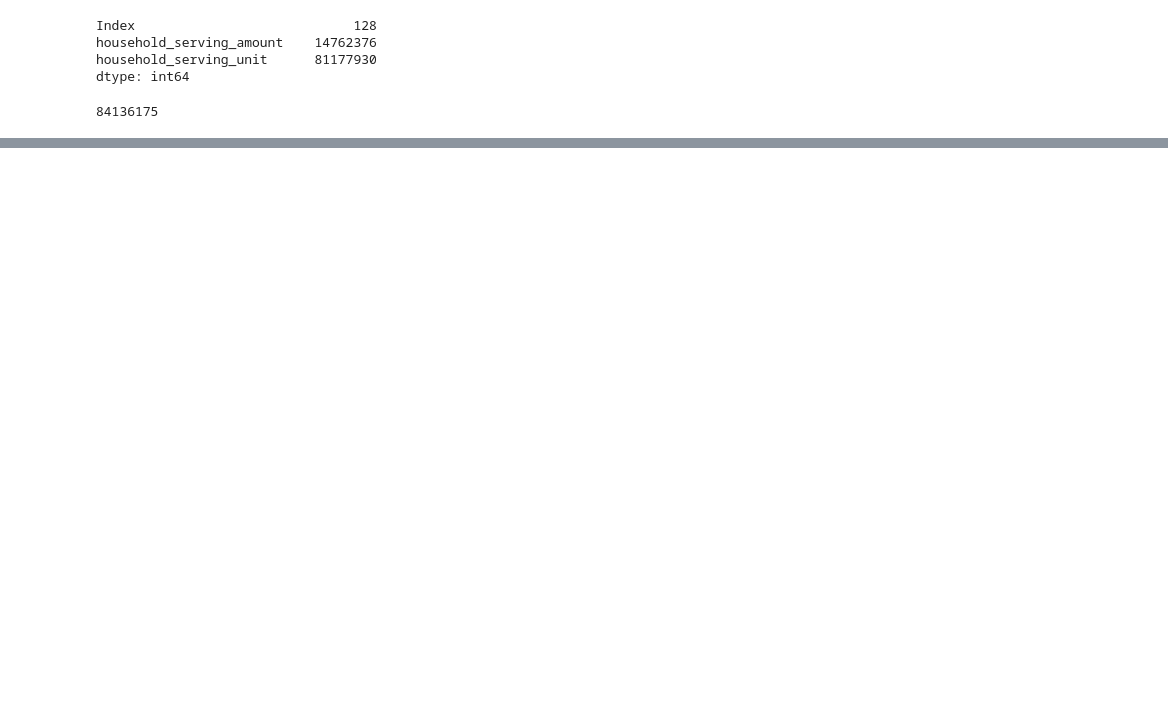
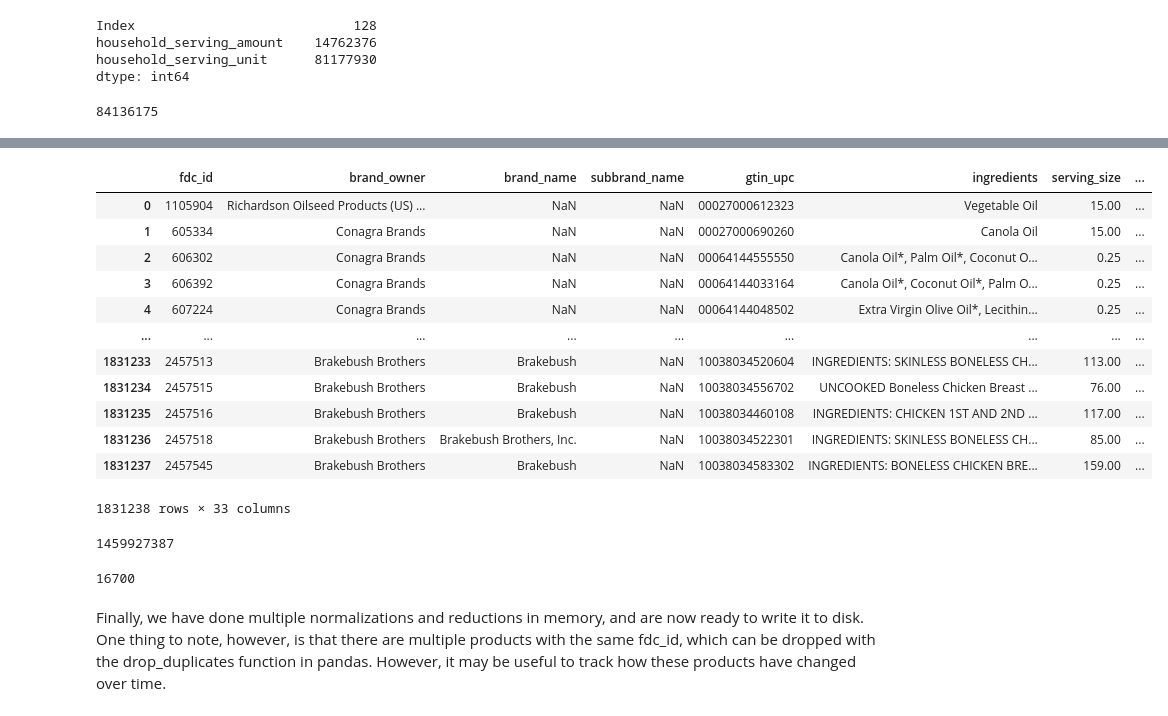
Before and after one commit to alexander-jensen/FDA-Data-Analysis, a Jupyter notebook: Branded Food Initial Data Analysis.ipynb, the cells around one changed output, grey strips where cells are left out. Cells and saved outputs as stored; diff of their text form; code cells hidden in the pictures; blank space fills up the shorter version.

Commit message:
Reduced food categories, finalized dataset

```diff
--- a/Branded Food Initial Data Analysis.ipynb
+++ b/Branded Food Initial Data Analysis.ipynb
@@ -875,0 +903,2 @@ branded_food.household_serving_fulltext.memory_usage(deep=True)
+# %%
+branded_food = branded_food.drop(columns=['not_a_significant_source_of', 'household_serving_fulltext', 'data_source'])
@@ -875,0 +909,3 @@ branded_food.household_serving_fulltext.memory_usage(deep=True)
+# %%
+categories = branded_food.branded_food_category.value_counts()
+categories
@@ -875,0 +942,4 @@ branded_food.household_serving_fulltext.memory_usage(deep=True)
+# %%
+cat_df = pd.DataFrame(data=categories[categories > 100].index, columns=['category'])
+cat_df['category_id'] = cat_df.index
+cat_df
@@ -875,0 +960,30 @@ branded_food.household_serving_fulltext.memory_usage(deep=True)
+# %%
+branded_food = branded_food.merge(
+    cat_df,
+    left_on='branded_food_category',
+    right_on='category').drop(columns=['branded_food_category', 'category'])
+branded_food
+# %% [output]
+|  | fdc_id | brand_owner | brand_name | subbrand_name | gtin_upc | ingredients | serving_size | ... |
+| 0 | 1105904 | Richardson Oilseed Products (US) ... | NaN | NaN | 00027000612323 | Vegetable Oil | 15.00 | ... |
+| 1 | 605334 | Conagra Brands | NaN | NaN | 00027000690260 | Canola Oil | 15.00 | ... |
+| 2 | 606302 | Conagra Brands | NaN | NaN | 00064144555550 | Canola Oil*, Palm Oil*, Coconut O... | 0.25 | ... |
+| 3 | 606392 | Conagra Brands | NaN | NaN | 00064144033164 | Canola Oil*, Coconut Oil*, Palm O... | 0.25 | ... |
+| 4 | 607224 | Conagra Brands | NaN | NaN | 00064144048502 | Extra Virgin Olive Oil*, Lecithin... | 0.25 | ... |
+| ... | ... | ... | ... | ... | ... | ... | ... | ... |
+| 1831233 | 2457513 | Brakebush Brothers | Brakebush | NaN | 10038034520604 | INGREDIENTS: SKINLESS BONELESS CH... | 113.00 | ... |
+| 1831234 | 2457515 | Brakebush Brothers | Brakebush | NaN | 10038034556702 | UNCOOKED Boneless Chicken Breast ... | 76.00 | ... |
+| 1831235 | 2457516 | Brakebush Brothers | Brakebush | NaN | 10038034460108 | INGREDIENTS: CHICKEN 1ST AND 2ND ... | 117.00 | ... |
+| 1831236 | 2457518 | Brakebush Brothers | Brakebush Brothers, Inc. | NaN | 10038034522301 | INGREDIENTS: SKINLESS BONELESS CH... | 85.00 | ... |
+| 1831237 | 2457545 | Brakebush Brothers | Brakebush | NaN | 10038034583302 | INGREDIENTS: BONELESS CHICKEN BRE... | 159.00 | ... |
+1831238 rows × 33 columns
+# %%
+branded_food.memory_usage(deep=True).sum()
+# %% [output]
+1459927387
+# %%
+cat_df.memory_usage(deep=True).sum()
+# %% [output]
+16700
+# %% [markdown]
+Finally, we have done multiple normalizations and reductions in memory, and are now ready to write it to disk. One thing to note, however, is that there are multiple products with the same fdc_id, which can be dropped with the drop_duplicates function in pandas. However, it may be useful to track how these products have changed over time.
```
Also changed, not shown: parts of 13 cells of this notebook.
